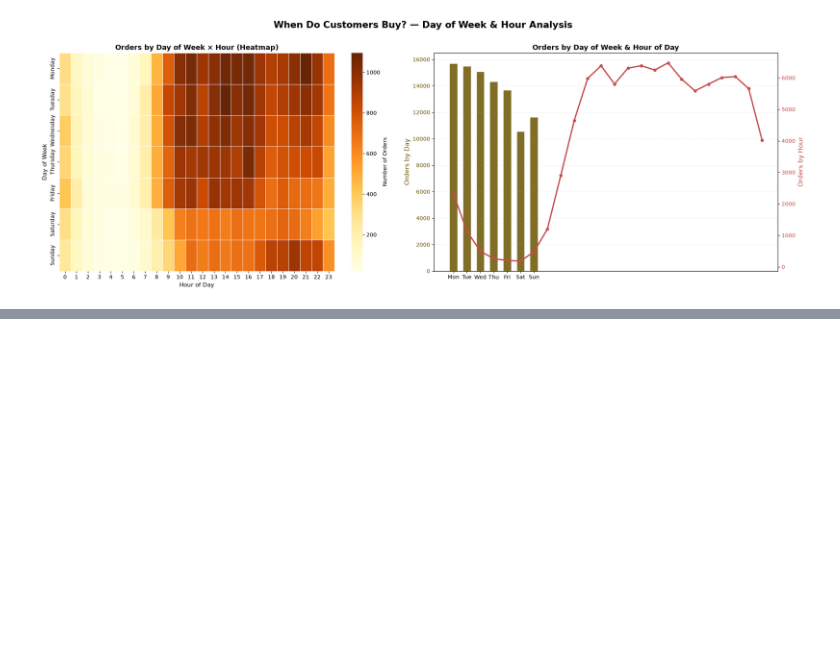
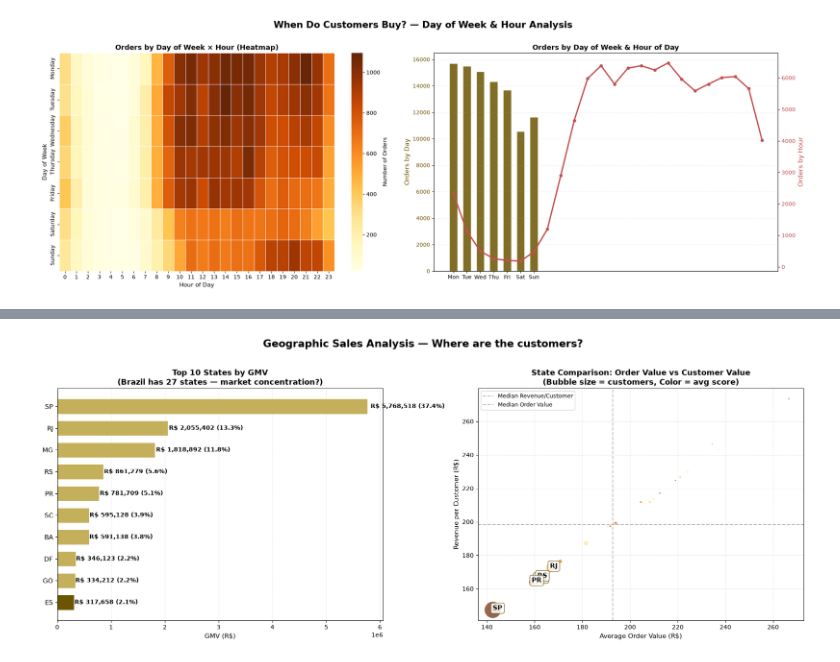
Before and after one commit to lxthappt/e-commerce-analysis, a Jupyter notebook: olist_analysis.ipynb, the cells around one changed output, grey strips where cells are left out. Saved outputs shown, nothing was run; the diff lists cells and outputs as text; code cells hidden in the pictures; blank space fills up the shorter version.

```diff
--- a/olist_analysis.ipynb
+++ b/olist_analysis.ipynb
@@ -617,0 +668,75 @@ plt.show()
+# %%
+# ===== Cell 18：地理可视化 — Top 10 州 × 客单价双维度对比 =====
+
+fig, (ax1, ax2) = plt.subplots(1, 2, figsize=(18, 7))
+fig.suptitle('Geographic Sales Analysis — Where are the customers?',
+             fontsize=17, fontweight='bold', y=1.02)
+
+highlight = '#6b5500'
+secondary = '#c4b05a'
+
+# --- 左图：Top 10 州 GMV 柱状图 ---
+top_10 = state_analysis.head(10)
+# 水平柱状图：反转顺序，让最大的在最上面
+top_10_rev = top_10.iloc[::-1]
+
+colors = [highlight] + [secondary] * (len(top_10_rev) - 1)
+bars = ax1.barh(range(len(top_10_rev)), top_10_rev['GMV'],
+                color=colors, edgecolor='white', height=0.7)
+
+# 数字标签
+for i, (bar, val, pct) in enumerate(zip(bars, top_10_rev['GMV'], top_10_rev['GMV_Pct'])):
+    ax1.text(bar.get_width() * 1.01, bar.get_y() + bar.get_height() / 2,
+             f'R$ {val:,.0f} ({pct:.1f}%)',
+             va='center', fontsize=10, fontweight='bold')
+
+ax1.set_yticks(range(len(top_10_rev)))
+ax1.set_yticklabels(top_10_rev.index, fontsize=11)
+ax1.set_title('Top 10 States by GMV\n(Brazil has 27 states — market concentration?)',
+              fontsize=13, fontweight='bold')
+ax1.set_xlabel('GMV (R$)', fontsize=11)
+ax1.grid(axis='x', alpha=0.3, linestyle='--')
+
+# --- 右图：客单价 vs 人均消费 散点图 ---
+# 取有足够订单数的州（>=100 单），避免小数据点误导
+valid_states = state_analysis[state_analysis['Orders'] >= 100].copy()
+
+ax2.scatter(
+    valid_states['AvgOrderValue'], valid_states['RevenuePerCustomer'],
+    s=valid_states['Customers'] / 50,  # 气泡大小 = 客户数
+    c=valid_states['AvgScore'], cmap='YlOrBr',  # 颜色 = 平均评分
+    alpha=0.7, edgecolor='white', linewidth=1
+)
+
+# 标注 Top 5 州
+for state in top_10.head(5).index:
+    if state in valid_states.index:
+        ax2.annotate(
+            state,
+            xy=(valid_states.loc[state, 'AvgOrderValue'],
+                valid_states.loc[state, 'RevenuePerCustomer']),
+            fontsize=11, fontweight='bold',
+            bbox=dict(boxstyle='round,pad=0.3', facecolor='white',
+                      edgecolor=highlight, alpha=0.85)
+        )
+
+ax2.set_xlabel('Average Order Value (R$)', fontsize=11)
+ax2.set_ylabel('Revenue per Customer (R$)', fontsize=11)
+ax2.set_title('State Comparison: Order Value vs Customer Value\n(Bubble size = customers, Color = avg score)',
+              fontsize=13, fontweight='bold')
+ax2.axhline(valid_states['RevenuePerCustomer'].median(), color='gray',
+            linestyle='--', alpha=0.5, label='Median Revenue/Customer')
+ax2.axvline(valid_states['AvgOrderValue'].median(), color='gray',
+            linestyle='--', alpha=0.5, label='Median Order Value')
+ax2.legend(fontsize=9)
+ax2.grid(alpha=0.3, linestyle='--')
+
+plt.tight_layout()
+plt.show()
+# 关键发现：
+# - SP 一家独大是必然的（人口最多），但有价值的发现是其他人的位置
+# - 有些州虽然 GMV 不高但客单价高 → 高净值人群市场
+# - 右上角（高客单价 + 高人均消费）的州 → 值得投入营销资源
+# - 平均评分低的州 → 可能是物流慢导致的（需要和 delivery_days 交叉验证）
+# %% [output]
+[figure, added]
```
Also changed, not shown: parts of 2 cells of this notebook.
